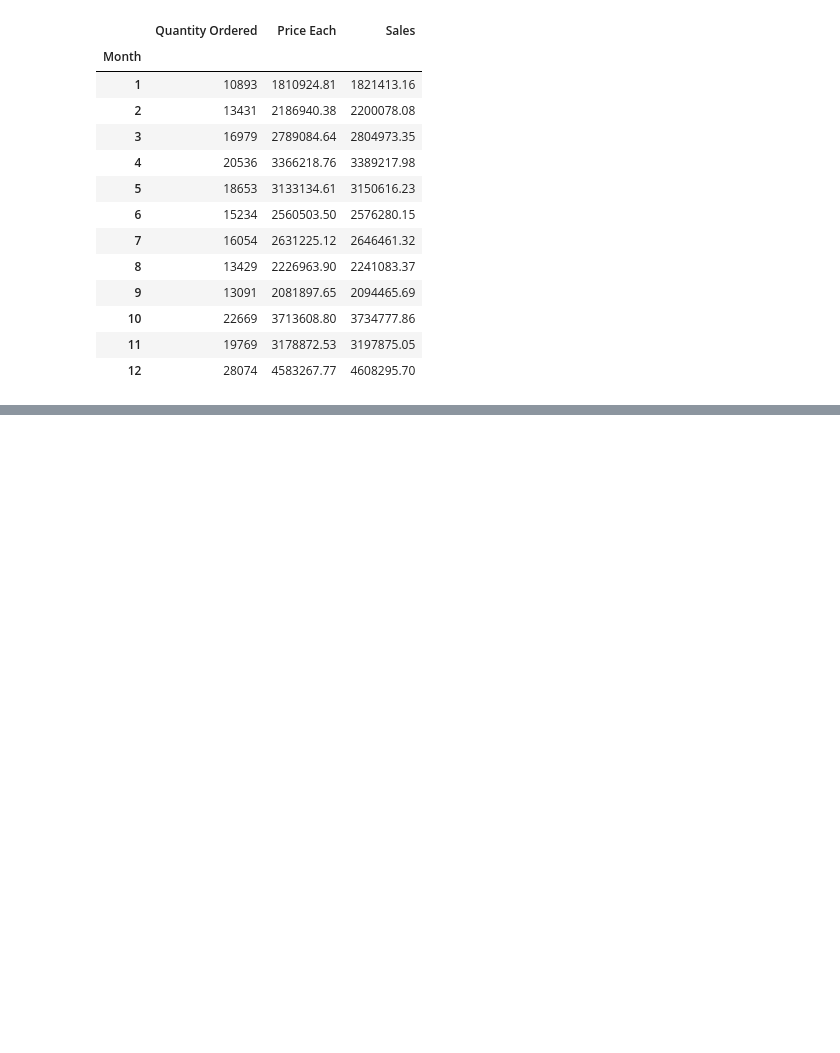
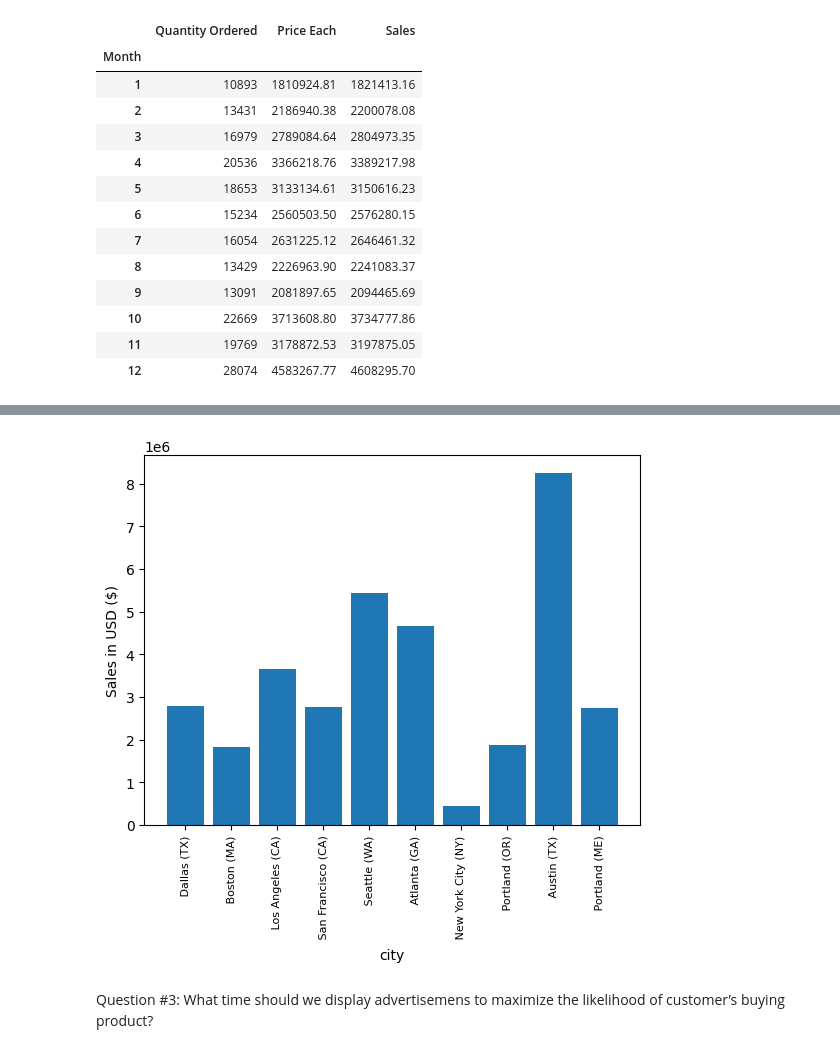
Before and after one commit to Naderiii/SalesAnalysis, a Jupyter notebook: SalesAnalysis.ipynb, the cells around one changed output, grey strips where cells are left out. Cells and saved outputs as stored; diff of their text form; code cells hidden in the pictures; blank space fills up the shorter version.

Commit message:
plot sales of city

```diff
--- a/SalesAnalysis.ipynb
+++ b/SalesAnalysis.ipynb
@@ -173,7 +173,10 @@ Task 4: Add a city column
 def get_city(address):
     return address.split(',')[1]
 
-df['City'] = df['Purchase Address'].apply(lambda x: get_city(x))
+def get_state(address):
+    return address.split(',')[2].split(" ")[1]
+
+df['City'] = df['Purchase Address'].apply(lambda x: get_city(x) + " (" + get_state(x) + ")")
 df.head()
 # %% [output]
 |  | Order ID | Product | Quantity Ordered | Price Each | Order Date | Purchase Address | Month | Sales | ... |
@@ -214,0 +220,3 @@ plt.show()
+# %%
+data_city = df.groupby('City').sum(numeric_only=True)
+data_city
@@ -214,0 +236,11 @@ plt.show()
+# %%
+cities = df['City'].unique()
+plt.bar(cities, data_city['Sales'])
+plt.xticks(cities, rotation = 'vertical' , size = 8)
+plt.ylabel("Sales in USD ($)")
+plt.xlabel("city")
+plt.show()
+# %% [output]
+[figure, added]
+# %% [markdown]
+Question #3: What time should we display advertisemens to maximize the likelihood of customer’s buying product?
```
Also changed, not shown: parts of 5 cells of this notebook.
